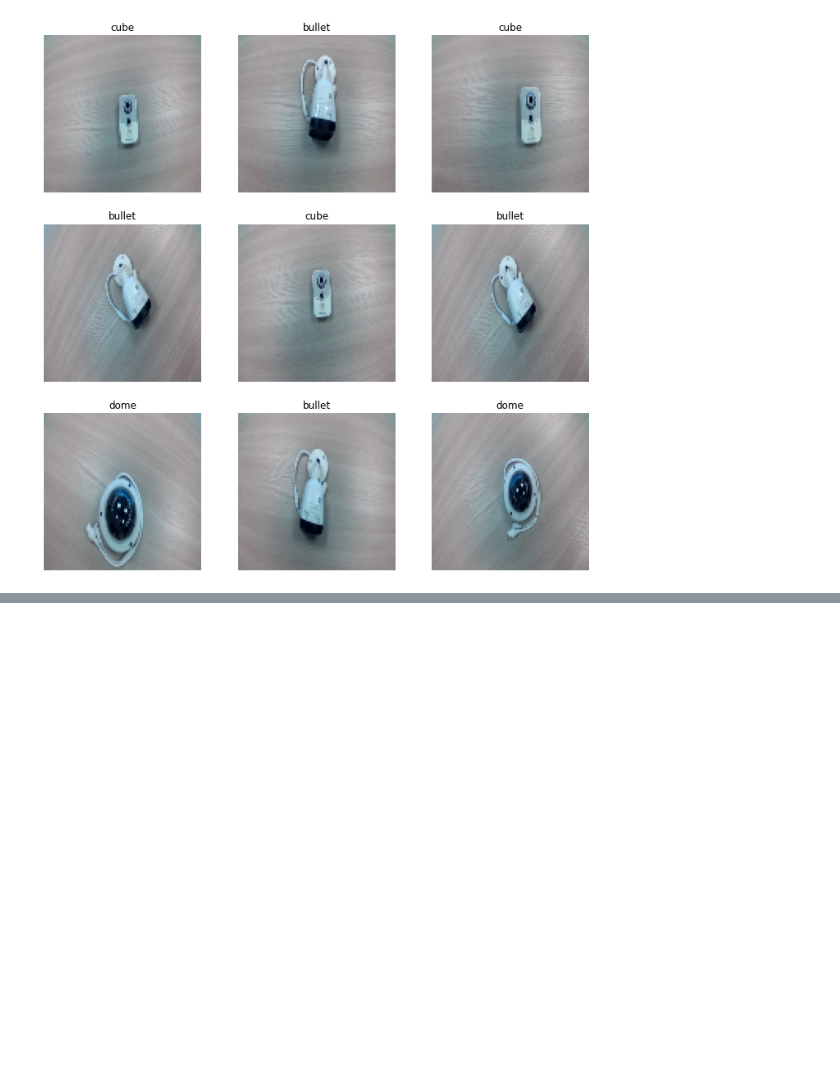
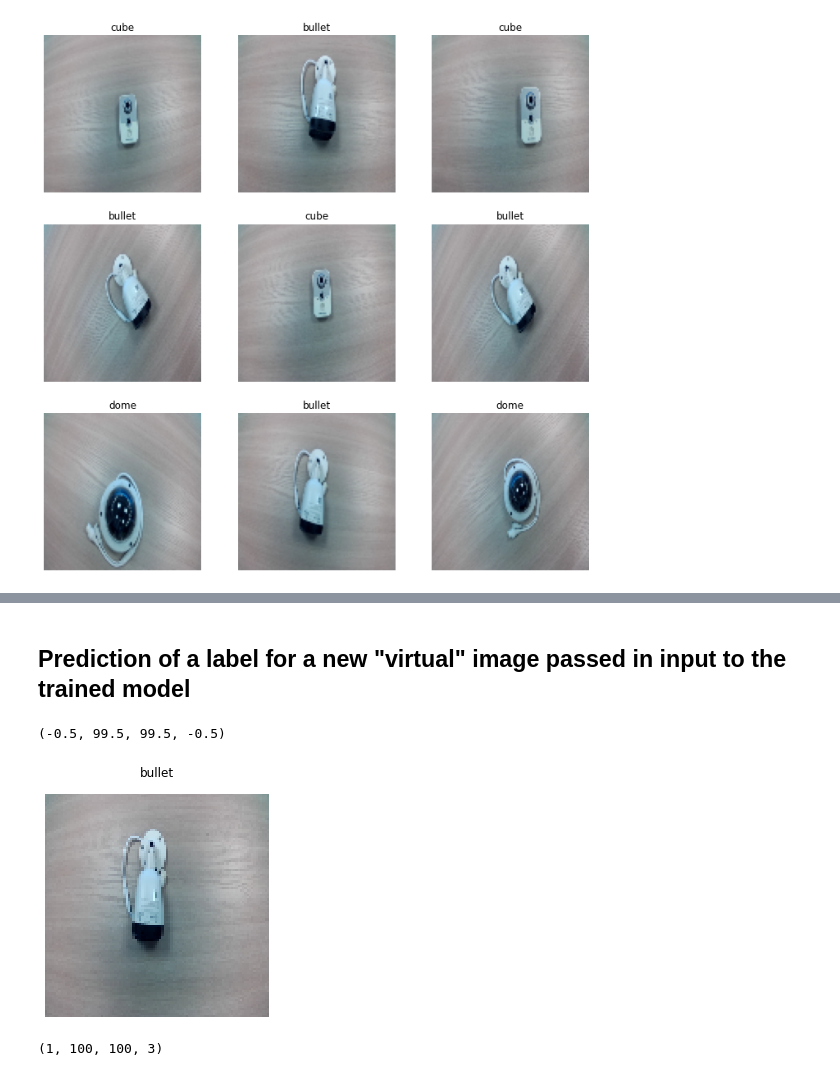
Before and after one commit to marcosalvalaggio/xeye, a Jupyter notebook: notebooks/tensorflow/TensorflowMultiClassification.ipynb, the cells around one changed output, grey strips where cells are left out. Cells and saved outputs as stored; diff of their text form; code cells hidden in the pictures; blank space fills up the shorter version.

```diff
--- a/notebooks/tensorflow/TensorflowMultiClassification.ipynb
+++ b/notebooks/tensorflow/TensorflowMultiClassification.ipynb
@@ -144,0 +145,17 @@ _________________________________________________________________
+# %% [markdown]
+## Prediction of a label for a new "virtual" image passed in input to the trained model
+# %%
+index = 0
+plt.matshow(X_test[index])
+plt.title(f"{label[y_test[index]]}", fontsize=12)
+plt.axis('off')
+# %% [output]
+(-0.5, 99.5, 99.5, -0.5)
+[figure, added]
+# %%
+# Reshape to pass the image to the input layer of the network
+frame = X_test[index]
+frame = frame.reshape((1,100,100,3))
+frame.shape
+# %% [output]
+(1, 100, 100, 3)
```
Also changed, not shown: parts of 16 cells of this notebook.
